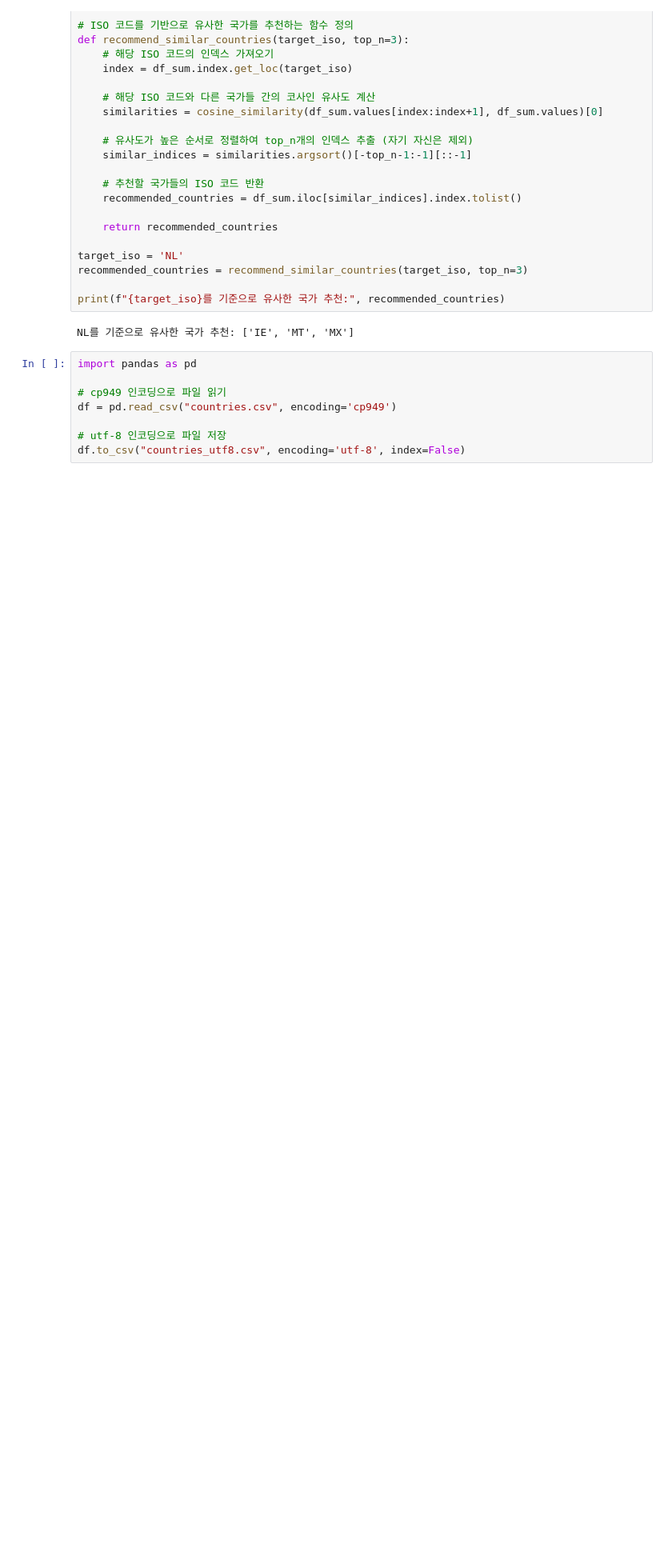
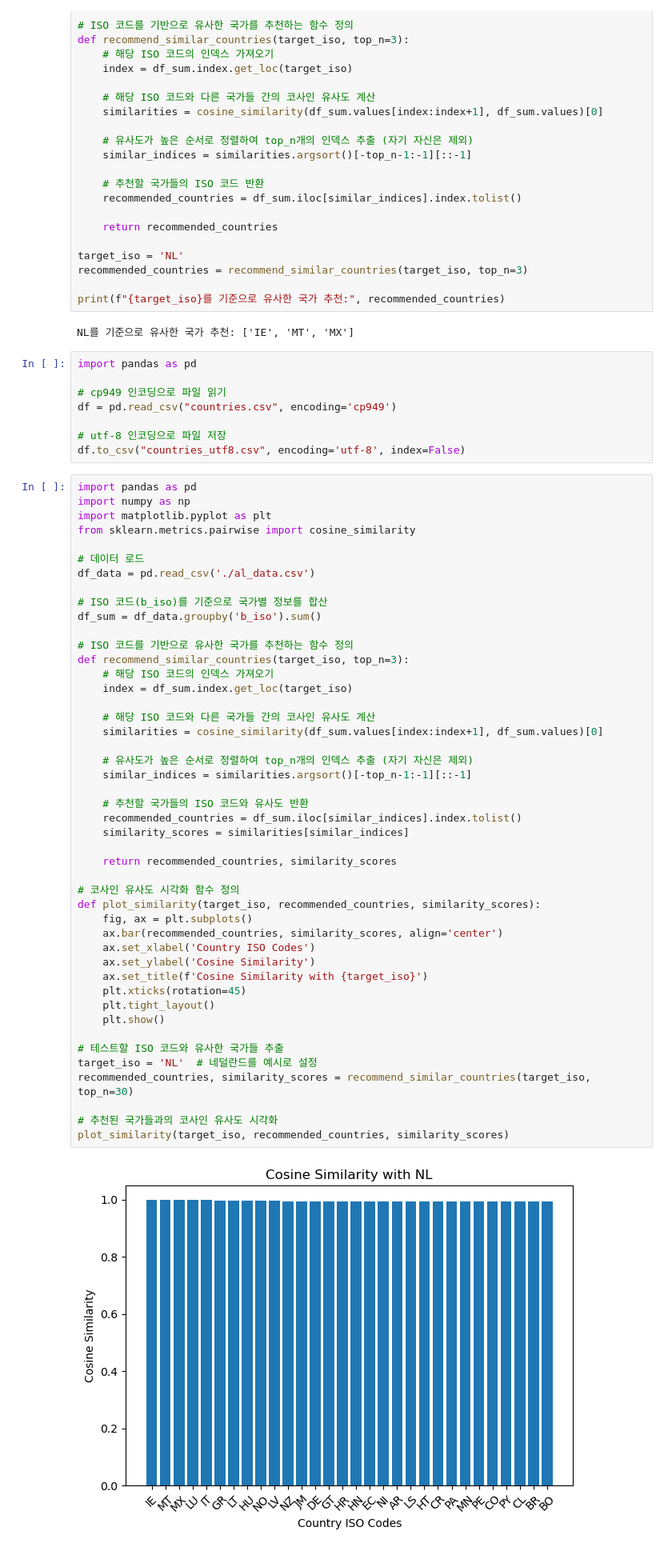
Before and after one commit to 2024-SMHRD-SW-LangIntelligence/trip_repo, a Jupyter notebook: reco_algorithm.ipynb, the cells around one changed output. Shown at 80% size. Drawn from its saved outputs; the diff is of its cells as text; blank space fills up the shorter version.

```diff
--- a/reco_algorithm.ipynb
+++ b/reco_algorithm.ipynb
@@ -38,3 +38,51 @@ df = pd.read_csv("countries.csv", encoding='cp949')
 
 # utf-8 인코딩으로 파일 저장
 df.to_csv("countries_utf8.csv", encoding='utf-8', index=False)
+# %%
+import pandas as pd
+import numpy as np
+import matplotlib.pyplot as plt
+from sklearn.metrics.pairwise import cosine_similarity
+
+# 데이터 로드
+df_data = pd.read_csv('./al_data.csv')
+
+# ISO 코드(b_iso)를 기준으로 국가별 정보를 합산
+df_sum = df_data.groupby('b_iso').sum()
+
+# ISO 코드를 기반으로 유사한 국가를 추천하는 함수 정의
+def recommend_similar_countries(target_iso, top_n=3):
+    # 해당 ISO 코드의 인덱스 가져오기
+    index = df_sum.index.get_loc(target_iso)
+
+    # 해당 ISO 코드와 다른 국가들 간의 코사인 유사도 계산
+    similarities = cosine_similarity(df_sum.values[index:index+1], df_sum.values)[0]
+
+    # 유사도가 높은 순서로 정렬하여 top_n개의 인덱스 추출 (자기 자신은 제외)
+    similar_indices = similarities.argsort()[-top_n-1:-1][::-1]
+
+    # 추천할 국가들의 ISO 코드와 유사도 반환
+    recommended_countries = df_sum.iloc[similar_indices].index.tolist()
+    similarity_scores = similarities[similar_indices]
+
+    return recommended_countries, similarity_scores
+
+# 코사인 유사도 시각화 함수 정의
+def plot_similarity(target_iso, recommended_countries, similarity_scores):
+    fig, ax = plt.subplots()
+    ax.bar(recommended_countries, similarity_scores, align='center')
+    ax.set_xlabel('Country ISO Codes')
+    ax.set_ylabel('Cosine Similarity')
+    ax.set_title(f'Cosine Similarity with {target_iso}')
+    plt.xticks(rotation=45)
+    plt.tight_layout()
+    plt.show()
+
+# 테스트할 ISO 코드와 유사한 국가들 추출
+target_iso = 'NL'  # 네덜란드를 예시로 설정
+recommended_countries, similarity_scores = recommend_similar_countries(target_iso, top_n=30)
+
+# 추천된 국가들과의 코사인 유사도 시각화
+plot_similarity(target_iso, recommended_countries, similarity_scores)
+# %% [output]
+[figure, added]
```
Also changed, not shown: 8 other files.
